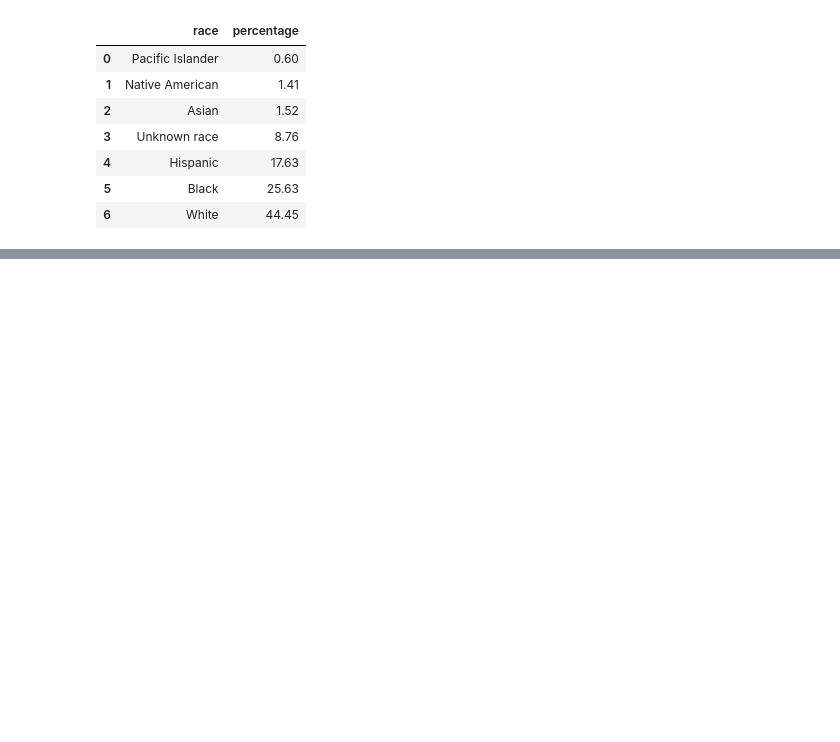
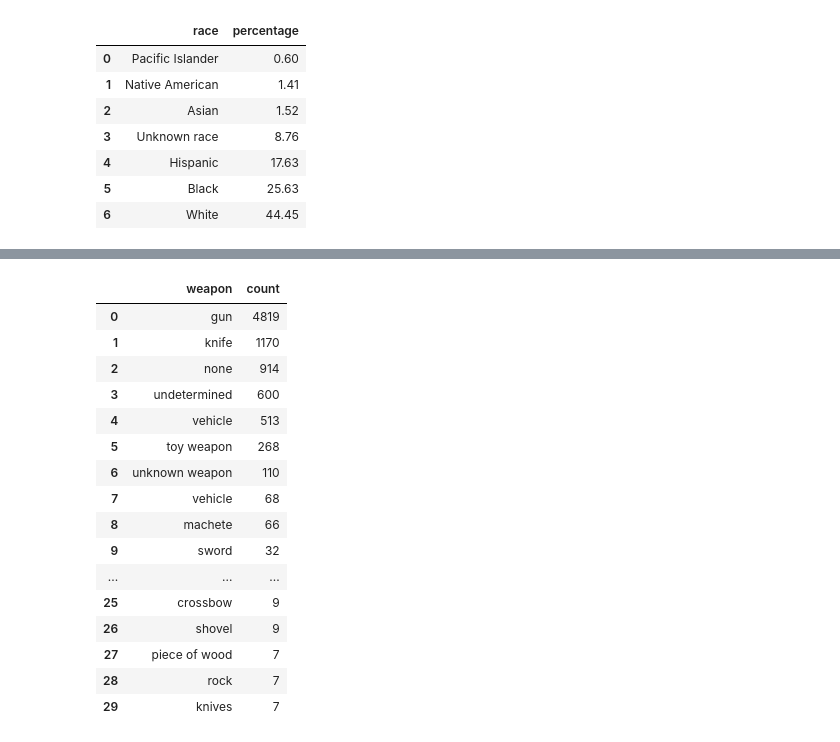
Before and after one commit to gabzn/Police-Firearm-Discharge, a Jupyter notebook: Project.ipynb, the cells around one changed output, grey strips where cells are left out. Cells and saved outputs as stored; diff of their text form; code cells hidden in the pictures; blank space fills up the shorter version.

```diff
--- a/Project.ipynb
+++ b/Project.ipynb
@@ -130,0 +168,26 @@ plt.show()
+# %%
+weapon_series = df_police['alleged_weapon'].value_counts()
+# %%
+weapon_series = weapon_series.reset_index()
+# %%
+weapon_series.rename(columns={'index': 'weapon', 'alleged_weapon': 'count'}, inplace=True)
+# %%
+weapon_series.iloc[0:30]
+# %% [output]
+|  | weapon | count |
+| 0 | gun | 4819 |
+| 1 | knife | 1170 |
+| 2 | none | 914 |
+| 3 | undetermined | 600 |
+| 4 | vehicle | 513 |
+| 5 | toy weapon | 268 |
+| 6 | unknown weapon | 110 |
+| 7 | vehicle | 68 |
+| 8 | machete | 66 |
+| 9 | sword | 32 |
+| ... | ... | ... |
+| 25 | crossbow | 9 |
+| 26 | shovel | 9 |
+| 27 | piece of wood | 7 |
+| 28 | rock | 7 |
+| 29 | knives | 7 |
```
Also changed, not shown: parts of 11 cells of this notebook, 1 other file.
